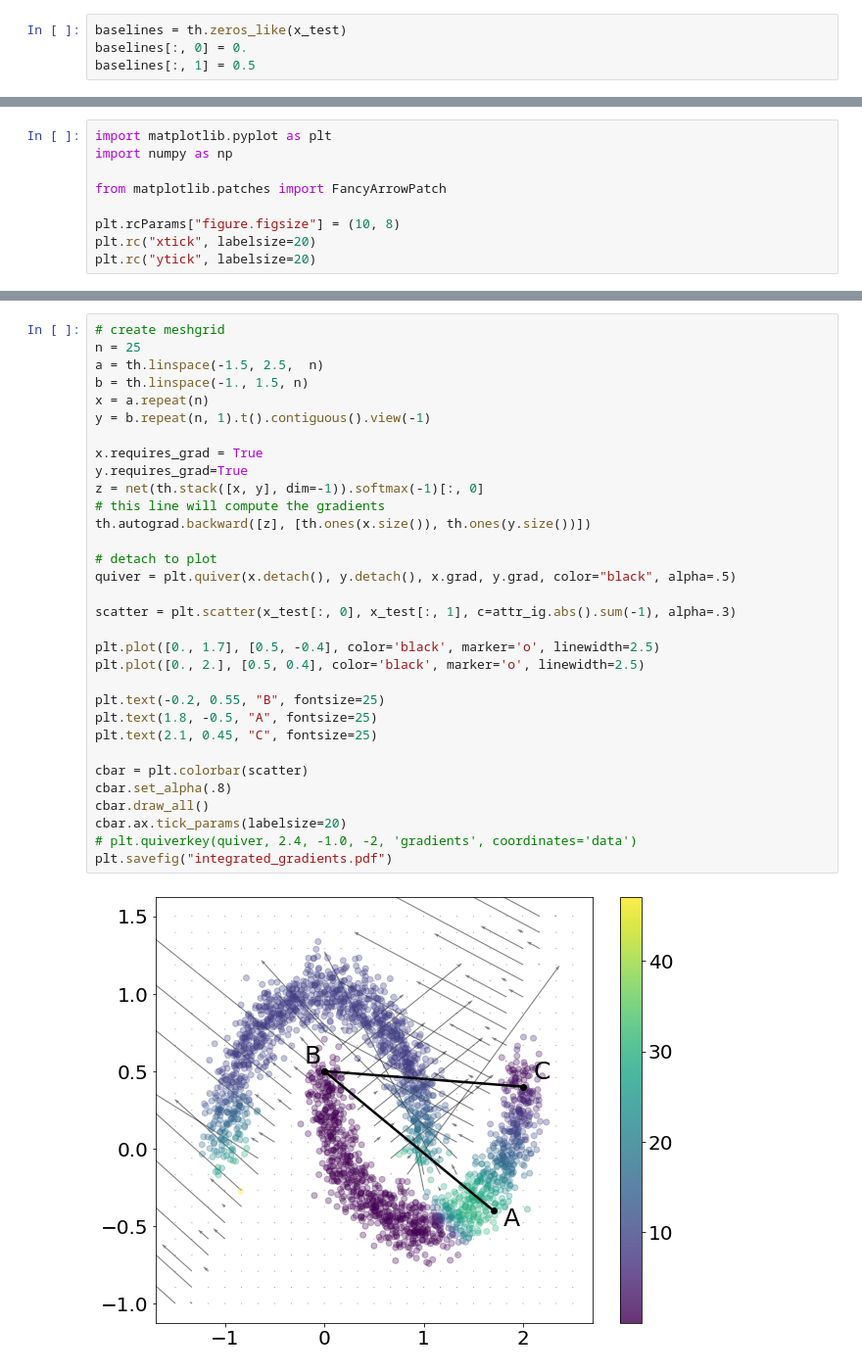
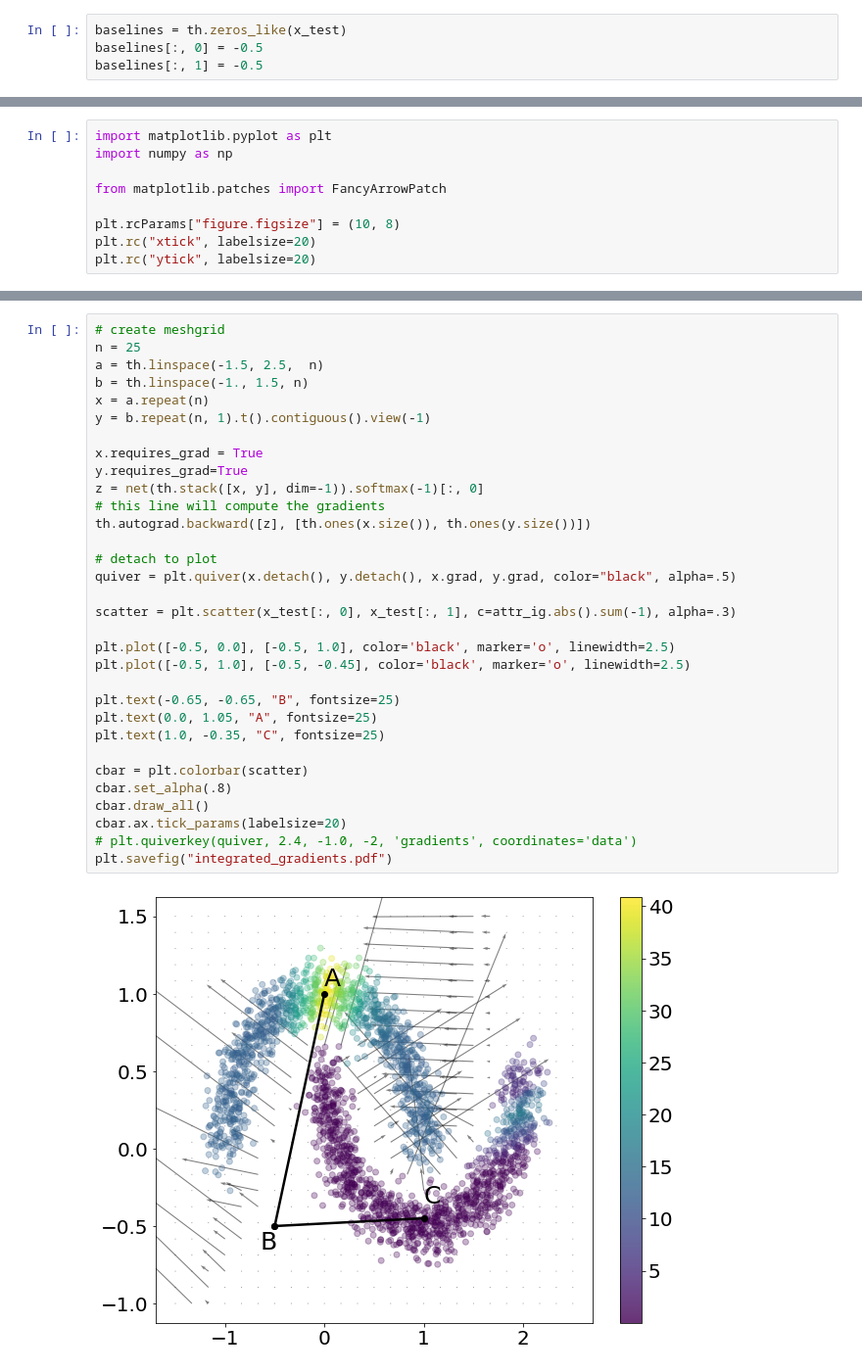
Before and after one commit to josephenguehard/time_interpret, a Jupyter notebook: examples/Test.ipynb, the cells around one changed output, grey strips where cells are left out. Shown at 98% size. Saved outputs shown, nothing was run; the diff lists cells and outputs as text.

```diff
--- a/examples/Test.ipynb
+++ b/examples/Test.ipynb
@@ -271,8 +271,8 @@ plt.scatter(x_test[:, 0], x_test[:, 1], c=th.cat(pred).argmax(-1), cmap=cm_brigh
 ig = IntegratedGradients(net)
 # %%
 baselines = th.zeros_like(x_test)
-baselines[:, 0] = 0.
-baselines[:, 1] = 0.5
+baselines[:, 0] = -0.5
+baselines[:, 1] = -0.5
 # %%
 attr_ig = ig.attribute(
     x_test,
@@ -1082,37 +1073,37 @@ plt.savefig("half_moons.pdf")
 # %%
 # create meshgrid
 n = 25
 a = th.linspace(-1.5, 2.5,  n)
 b = th.linspace(-1., 1.5, n)
 x = a.repeat(n)
 y = b.repeat(n, 1).t().contiguous().view(-1)
 
 x.requires_grad = True
 y.requires_grad=True
 z = net(th.stack([x, y], dim=-1)).softmax(-1)[:, 0]
 # this line will compute the gradients
 th.autograd.backward([z], [th.ones(x.size()), th.ones(y.size())])
 
 # detach to plot
 quiver = plt.quiver(x.detach(), y.detach(), x.grad, y.grad, color="black", alpha=.5)
 
 scatter = plt.scatter(x_test[:, 0], x_test[:, 1], c=attr_ig.abs().sum(-1), alpha=.3)
 
-plt.plot([0., 1.7], [0.5, -0.4], color='black', marker='o', linewidth=2.5)
-plt.plot([0., 2.], [0.5, 0.4], color='black', marker='o', linewidth=2.5)
+plt.plot([-0.5, 0.0], [-0.5, 1.0], color='black', marker='o', linewidth=2.5)
+plt.plot([-0.5, 1.0], [-0.5, -0.45], color='black', marker='o', linewidth=2.5)
 
-plt.text(-0.2, 0.55, "B", fontsize=25)
-plt.text(1.8, -0.5, "A", fontsize=25)
-plt.text(2.1, 0.45, "C", fontsize=25)
+plt.text(-0.65, -0.65, "B", fontsize=25)
+plt.text(0.0, 1.05, "A", fontsize=25)
+plt.text(1.0, -0.35, "C", fontsize=25)
 
 cbar = plt.colorbar(scatter)
 cbar.set_alpha(.8)
 cbar.draw_all()
 cbar.ax.tick_params(labelsize=20)
 # plt.quiverkey(quiver, 2.4, -1.0, -2, 'gradients', coordinates='data')
 plt.savefig("integrated_gradients.pdf")
 # %% [output]
-[figure, old version]
+[figure, new version]
 # %%
 # create meshgrid
 n = 25
```
Also changed, not shown: parts of 34 cells of this notebook, 1 other file.
